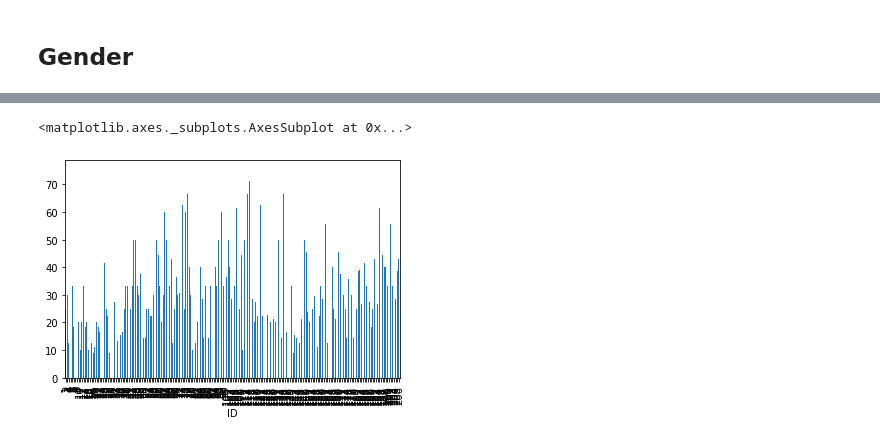
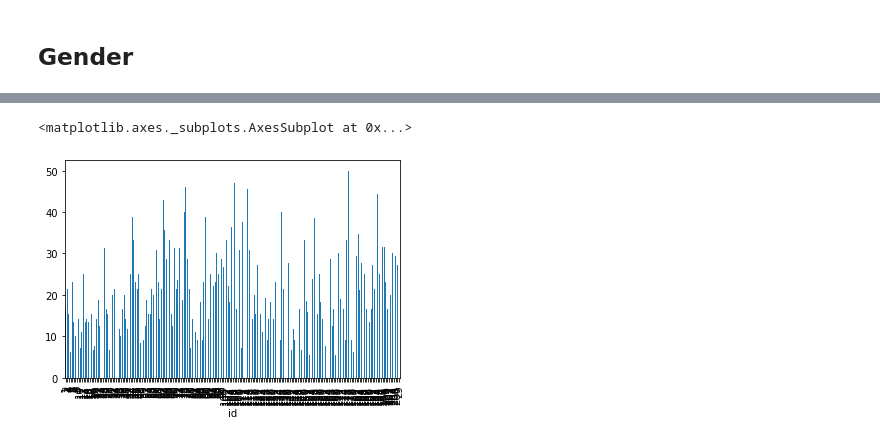
Before and after one commit to Lisa-Ho/three-investigators, a Jupyter notebook: notebooks/three-investigators-part-II.ipynb, the cells around one changed output, grey strips where cells are left out. Cells and saved outputs as stored; diff of their text form; code cells hidden in the pictures.

Commit message:
merged rating and meta table +++ explorative analysis of gender balance and ratings

```diff
--- a/notebooks/three-investigators-part-II.ipynb
+++ b/notebooks/three-investigators-part-II.ipynb
@@ -63,7 +64,7 @@ for df in df_list:
 # %%
 ### add episode 29 details to meta table (https://www.rocky-beach.com/hoerspiel/folgen/029.html)
 meta = meta.append({'id' : 29, 'music': 'B. Brac/B. George', 'date':'1982-03-21',
-                     'minutes': 34, 'minutes_mean':34, 'minutes_total':34, 'parts':1} , ignore_index=True)
+                     'minutes': '34', 'minutes_mean':34, 'minutes_total':34, 'parts':1} , ignore_index=True)
 
 ## remove 29 from actors table
 actors = actors.loc[actors["id"] != 29]
@@ -173,0 +171,6 @@ meta["female_side_actors_ratio"] = meta["no_female_side_actors"] / meta[["no_fem
+# %%
+narrator = actors.loc[actors["narrator"]==1][["id","actor_clean"]]
+narrator = narrator.rename(columns={"actor_clean": "narrator_name"})
+
+#join with meta
+meta = pd.merge(meta, narrator, left_on="id" ,right_on="id", how='left')
@@ -174,3 +179,9 @@ meta["female_side_actors_ratio"] = meta["no_female_side_actors"] / meta[["no_fem
+# %%
+#rename columns in rating table
+rating = rating.rename(columns={"bewertung.1" : "rating", "rang": "rating_rank", "ranking": "no_votes"})
+
+#join with meta table
+meta = pd.merge(meta, rating, left_on="id" ,right_on="id", how='left')
 # %% [markdown]
 # Explorative Analysis
 # %% [markdown]
@@ -248,6 +235,6 @@ gender_balance
 # %%
 #number of episodes over time
-gender_balance.set_index("ID")["female_ratio"].plot(kind='bar')
+meta.set_index("id")["female_actors_ratio"].plot(kind='bar')
 # %% [output]
 <matplotlib.axes._subplots.AxesSubplot at 0x...>
-[figure, old version]
+[figure, new version]
```
Also changed, not shown: parts of 23 cells of this notebook.
